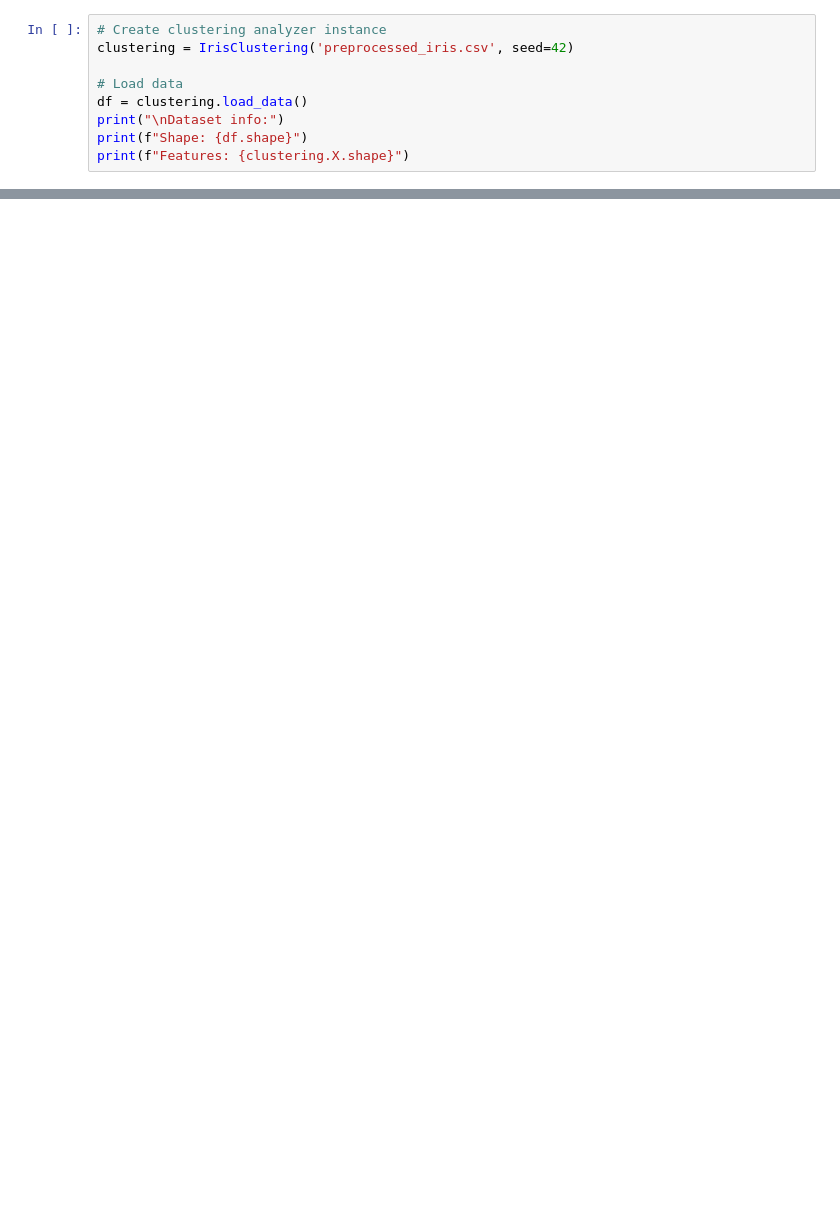
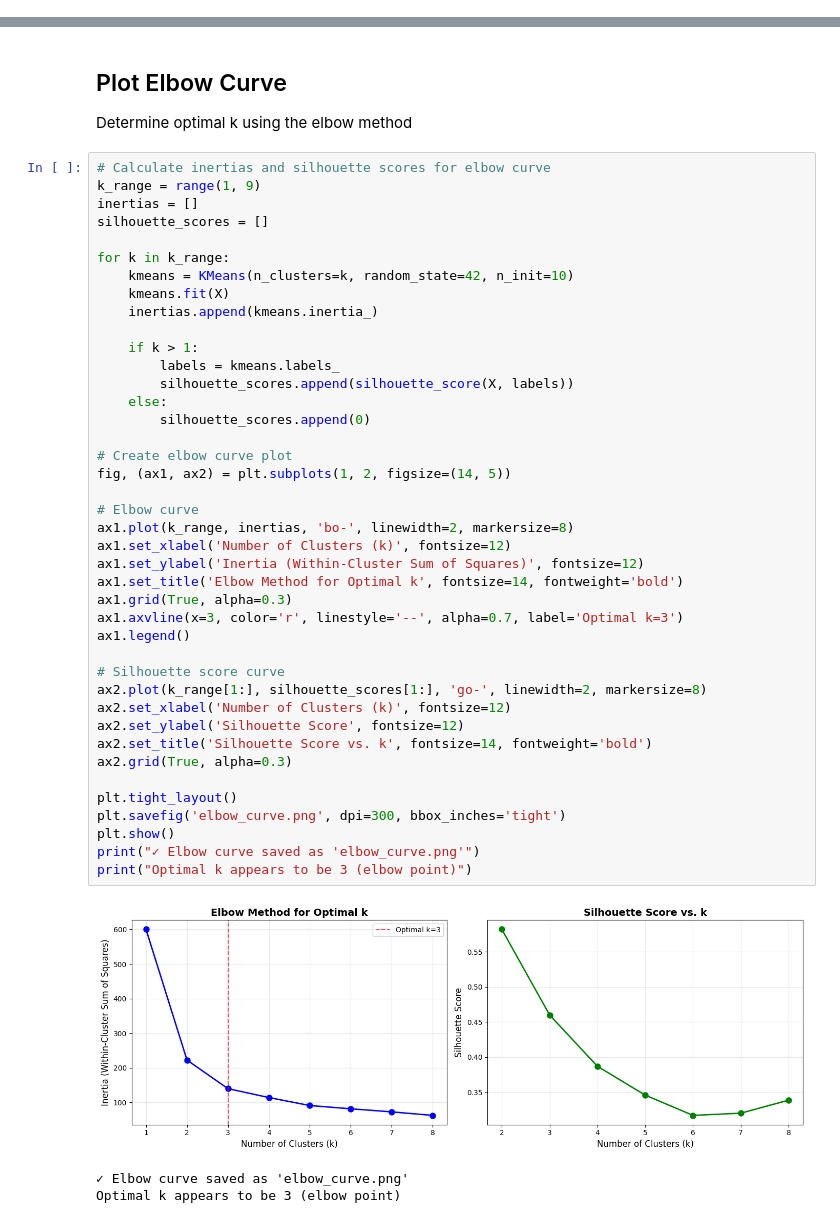
Before and after one commit to youneedgreg/data-mining-and-warehouse, a Jupyter notebook: Section2_DataMining/Task2_Clustering/clustering_iris.ipynb, the cells around one changed output, grey strips where cells are left out. Saved outputs shown, nothing was run; the diff lists cells and outputs as text; blank space fills up the shorter version.

```diff
--- a/Section2_DataMining/Task2_Clustering/clustering_iris.ipynb
+++ b/Section2_DataMining/Task2_Clustering/clustering_iris.ipynb
@@ -417,9 +0,0 @@ You can also run individual components for experimentation:
-# %%
-# Create clustering analyzer instance
-clustering = IrisClustering('preprocessed_iris.csv', seed=42)
-
-# Load data
-df = clustering.load_data()
-print("\nDataset info:")
-print(f"Shape: {df.shape}")
-print(f"Features: {clustering.X.shape}")
@@ -701,0 +133,48 @@ else:
+# %% [markdown]
+## Plot Elbow Curve
+Determine optimal k using the elbow method
+# %%
+# Calculate inertias and silhouette scores for elbow curve
+k_range = range(1, 9)
+inertias = []
+silhouette_scores = []
+
+for k in k_range:
+    kmeans = KMeans(n_clusters=k, random_state=42, n_init=10)
+    kmeans.fit(X)
+    inertias.append(kmeans.inertia_)
+
+    if k > 1:
+        labels = kmeans.labels_
+        silhouette_scores.append(silhouette_score(X, labels))
+    else:
+        silhouette_scores.append(0)
+
+# Create elbow curve plot
+fig, (ax1, ax2) = plt.subplots(1, 2, figsize=(14, 5))
+
+# Elbow curve
+ax1.plot(k_range, inertias, 'bo-', linewidth=2, markersize=8)
+ax1.set_xlabel('Number of Clusters (k)', fontsize=12)
+ax1.set_ylabel('Inertia (Within-Cluster Sum of Squares)', fontsize=12)
+ax1.set_title('Elbow Method for Optimal k', fontsize=14, fontweight='bold')
+ax1.grid(True, alpha=0.3)
+ax1.axvline(x=3, color='r', linestyle='--', alpha=0.7, label='Optimal k=3')
+ax1.legend()
+
+# Silhouette score curve
+ax2.plot(k_range[1:], silhouette_scores[1:], 'go-', linewidth=2, markersize=8)
+ax2.set_xlabel('Number of Clusters (k)', fontsize=12)
+ax2.set_ylabel('Silhouette Score', fontsize=12)
+ax2.set_title('Silhouette Score vs. k', fontsize=14, fontweight='bold')
+ax2.grid(True, alpha=0.3)
+
+plt.tight_layout()
+plt.savefig('elbow_curve.png', dpi=300, bbox_inches='tight')
+plt.show()
+print("✓ Elbow curve saved as 'elbow_curve.png'")
+print("Optimal k appears to be 3 (elbow point)")
+# %% [output]
+[figure, added]
+✓ Elbow curve saved as 'elbow_curve.png'
+Optimal k appears to be 3 (elbow point)
```
Also changed, not shown: parts of 55 cells of this notebook.
